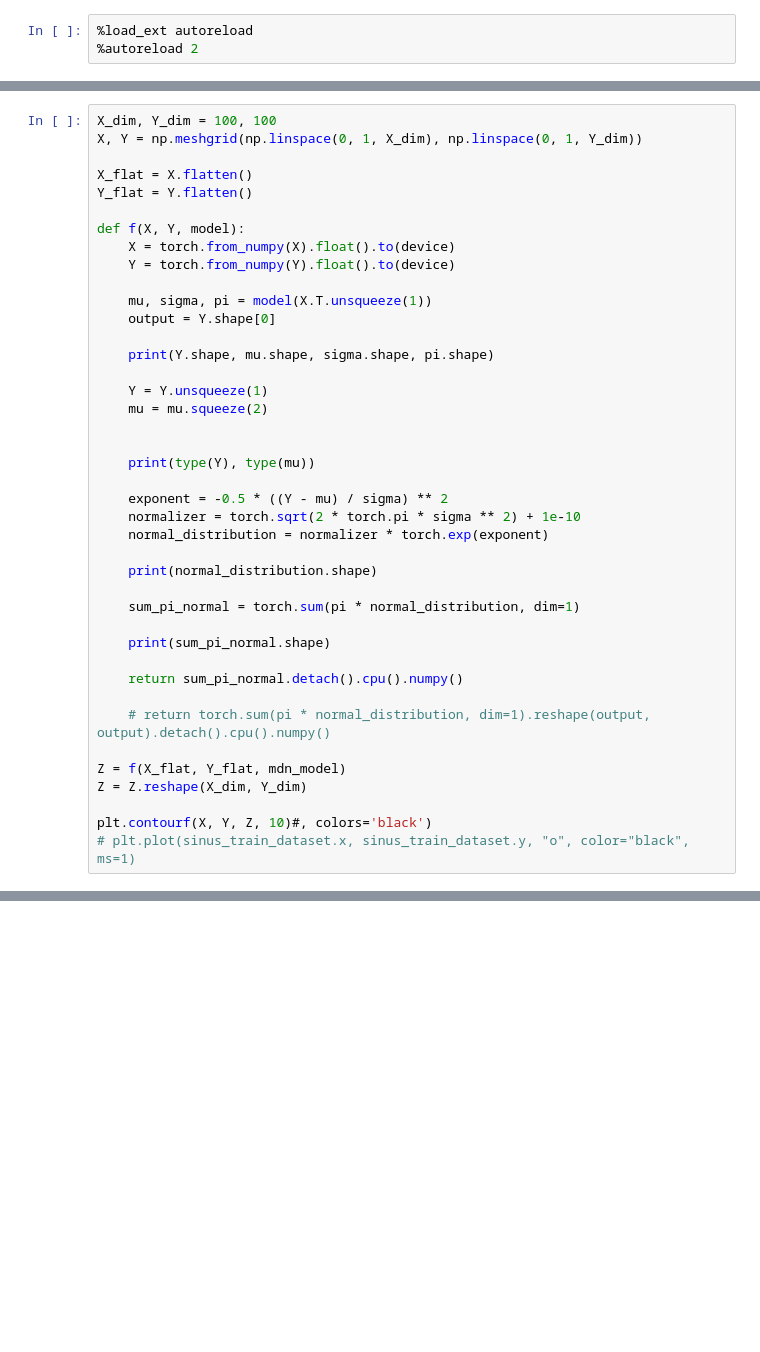
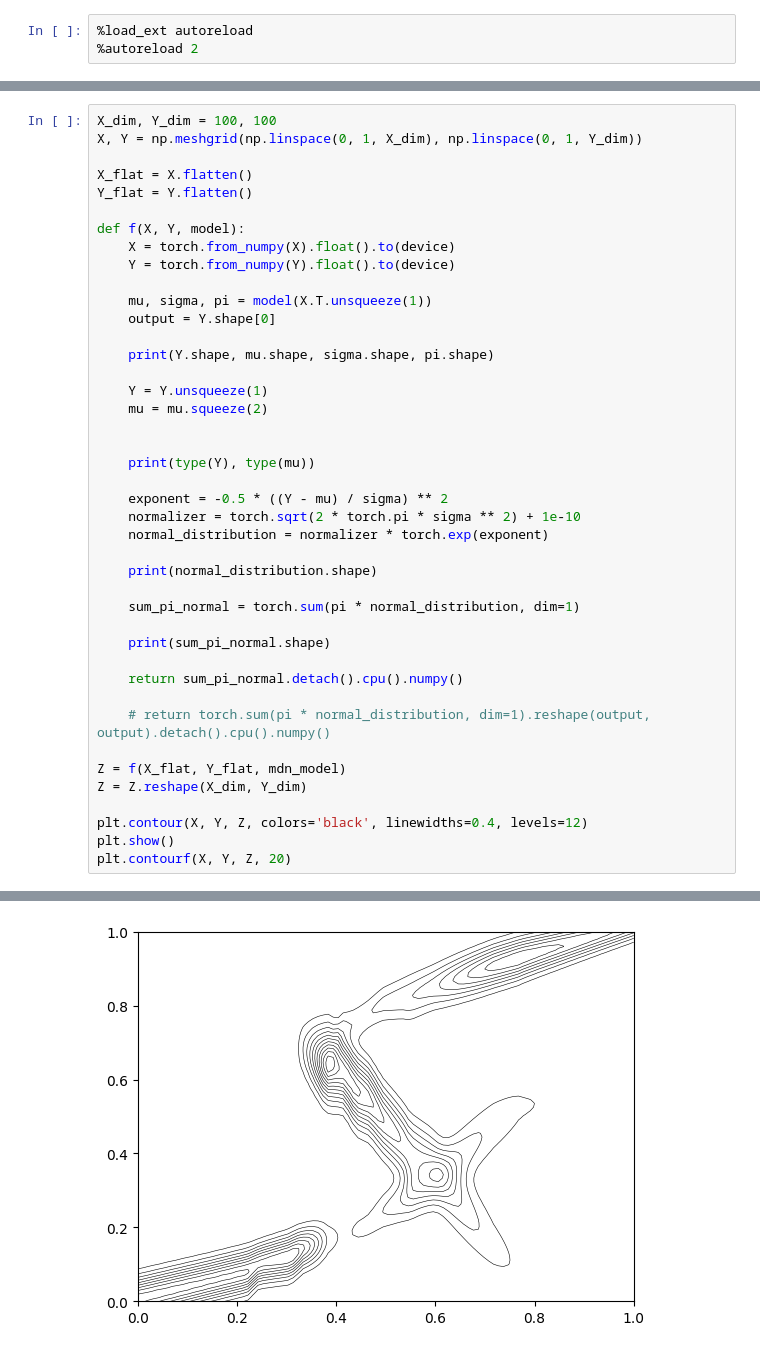
Before and after one commit to clementw168/mixture-density-net, a Jupyter notebook: training.ipynb, the cells around one changed output, grey strips where cells are left out. Cells and saved outputs as stored; diff of their text form; blank space fills up the shorter version.

```diff
--- a/training.ipynb
+++ b/training.ipynb
@@ -211,33 +211,35 @@ def f(X, Y, model):
     print(Y.shape, mu.shape, sigma.shape, pi.shape)
 
     Y = Y.unsqueeze(1)
     mu = mu.squeeze(2)
 
 
     print(type(Y), type(mu))
 
     exponent = -0.5 * ((Y - mu) / sigma) ** 2
     normalizer = torch.sqrt(2 * torch.pi * sigma ** 2) + 1e-10
     normal_distribution = normalizer * torch.exp(exponent)
 
     print(normal_distribution.shape)
 
     sum_pi_normal = torch.sum(pi * normal_distribution, dim=1)
 
     print(sum_pi_normal.shape)
 
     return sum_pi_normal.detach().cpu().numpy()
 
     # return torch.sum(pi * normal_distribution, dim=1).reshape(output, output).detach().cpu().numpy()
 
 Z = f(X_flat, Y_flat, mdn_model)
 Z = Z.reshape(X_dim, Y_dim)
 
-plt.contourf(X, Y, Z, 10)#, colors='black')
-# plt.plot(sinus_train_dataset.x, sinus_train_dataset.y, "o", color="black", ms=1)
+plt.contour(X, Y, Z, colors='black', linewidths=0.4, levels=12)
+plt.show()
+plt.contourf(X, Y, Z, 20)
 # %% [output]
 torch.Size([10000]) torch.Size([10000, 3, 1]) torch.Size([10000, 3]) torch.Size([10000, 3])
 <class 'torch.Tensor'> <class 'torch.Tensor'>
 torch.Size([10000, 3])
 torch.Size([10000])
+[figure, new version]
 <matplotlib.contour.QuadContourSet at 0x...>
```
Also changed, not shown: parts of 6 cells of this notebook.
